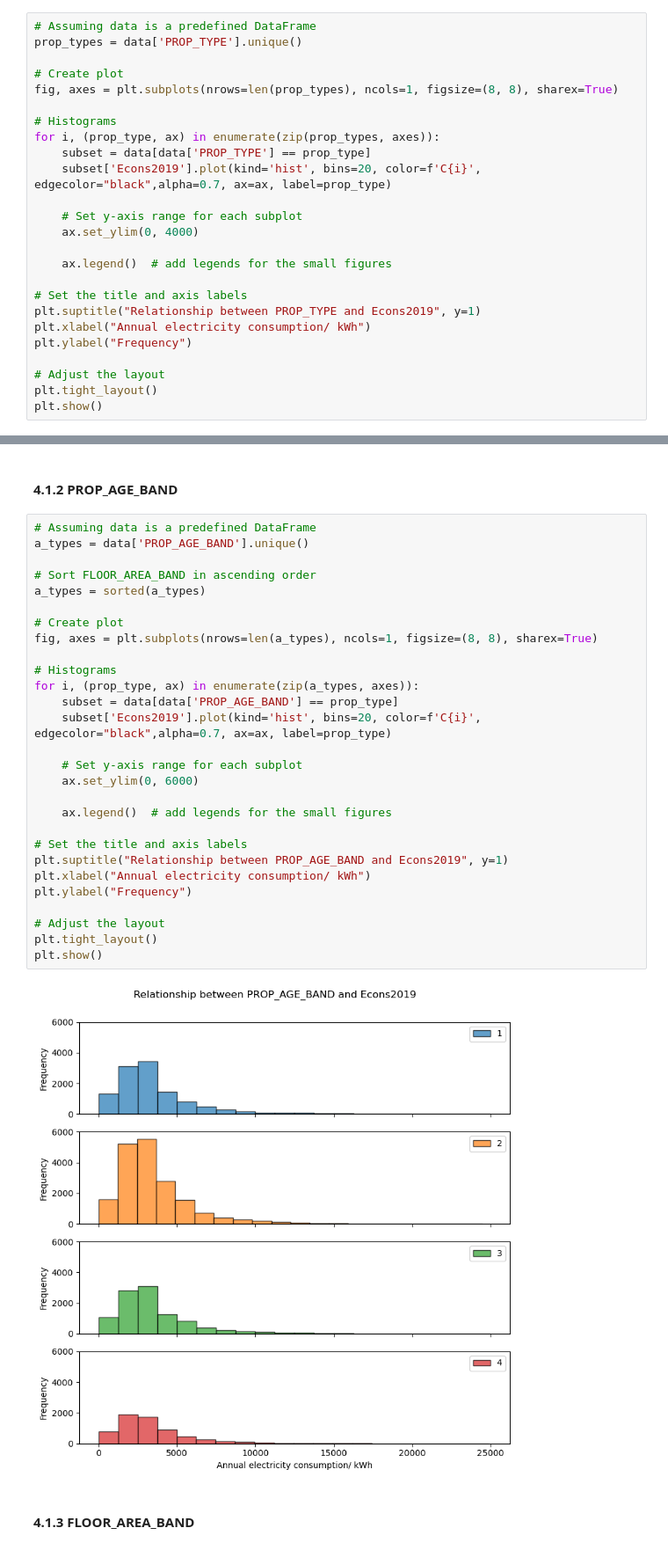
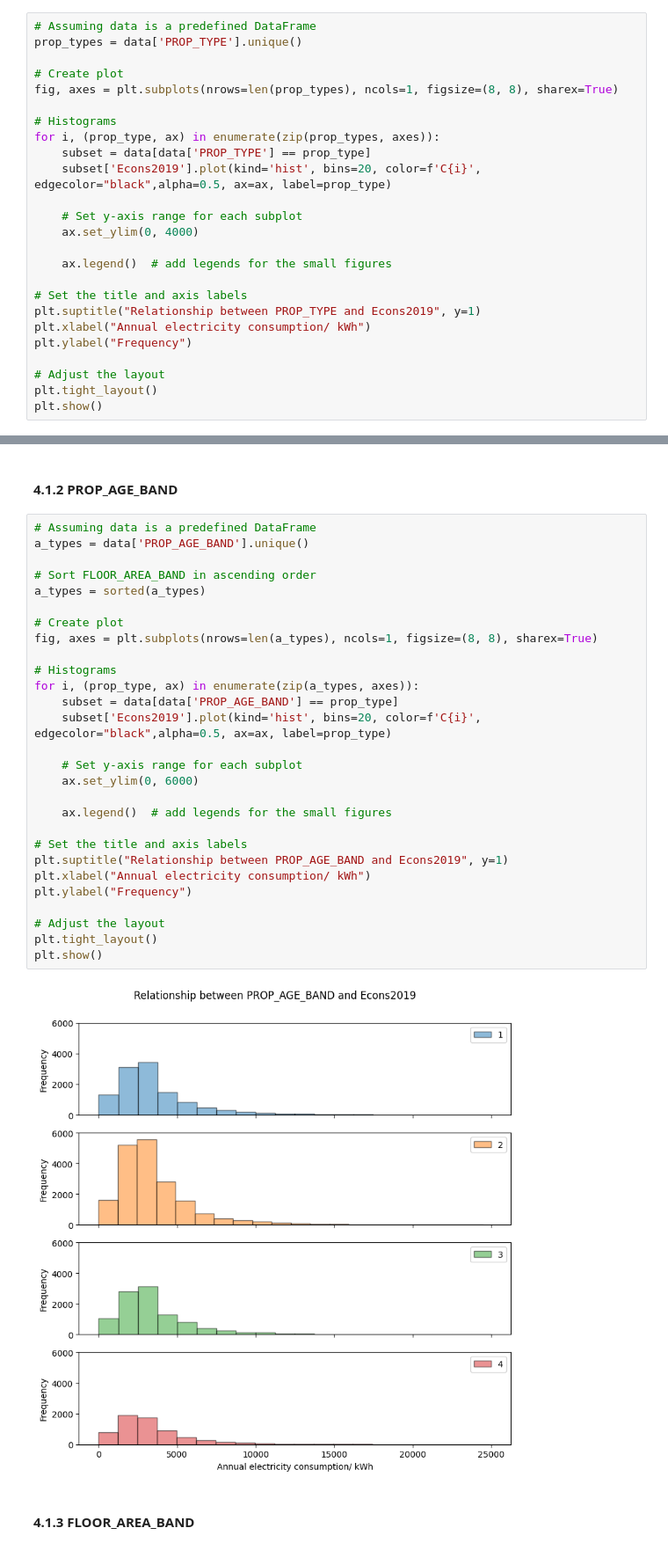
Before and after one commit to gordenleee/QM_Group_Work, a Jupyter notebook: ga_d.ipynb, the cells around one changed output, grey strips where cells are left out. Shown at 88% size. Drawn from its saved outputs; the diff is of its cells as text.

```diff
--- a/ga_d.ipynb
+++ b/ga_d.ipynb
@@ -317,7 +315,7 @@ fig, axes = plt.subplots(nrows=len(prop_types), ncols=1, figsize=(8, 8), sharex=
 # Histograms
 for i, (prop_type, ax) in enumerate(zip(prop_types, axes)):
     subset = data[data['PROP_TYPE'] == prop_type]
-    subset['Econs2019'].plot(kind='hist', bins=20, color=f'C{i}',  edgecolor="black",alpha=0.7, ax=ax, label=prop_type)
+    subset['Econs2019'].plot(kind='hist', bins=20, color=f'C{i}',  edgecolor="black",alpha=0.5, ax=ax, label=prop_type)
 
     # Set y-axis range for each subplot
     ax.set_ylim(0, 4000)
@@ -339,33 +337,33 @@ plt.show()
 # %%
 # Assuming data is a predefined DataFrame
 a_types = data['PROP_AGE_BAND'].unique()
 
 # Sort FLOOR_AREA_BAND in ascending order
 a_types = sorted(a_types)
 
 # Create plot
 fig, axes = plt.subplots(nrows=len(a_types), ncols=1, figsize=(8, 8), sharex=True)
 
 # Histograms
 for i, (prop_type, ax) in enumerate(zip(a_types, axes)):
     subset = data[data['PROP_AGE_BAND'] == prop_type]
-    subset['Econs2019'].plot(kind='hist', bins=20, color=f'C{i}',  edgecolor="black",alpha=0.7, ax=ax, label=prop_type)
+    subset['Econs2019'].plot(kind='hist', bins=20, color=f'C{i}',  edgecolor="black",alpha=0.5, ax=ax, label=prop_type)
 
     # Set y-axis range for each subplot
     ax.set_ylim(0, 6000)
 
     ax.legend()  # add legends for the small figures
 
 # Set the title and axis labels
 plt.suptitle("Relationship between PROP_AGE_BAND and Econs2019", y=1)
 plt.xlabel("Annual electricity consumption/ kWh")
 plt.ylabel("Frequency")
 
 # Adjust the layout
 plt.tight_layout()
 plt.show()
 # %% [output]
-[figure, old version]
+[figure, new version]
 # %% [markdown]
 #### 4.1.3 FLOOR_AREA_BAND
 # %%
```
Also changed, not shown: parts of 14 cells of this notebook.
